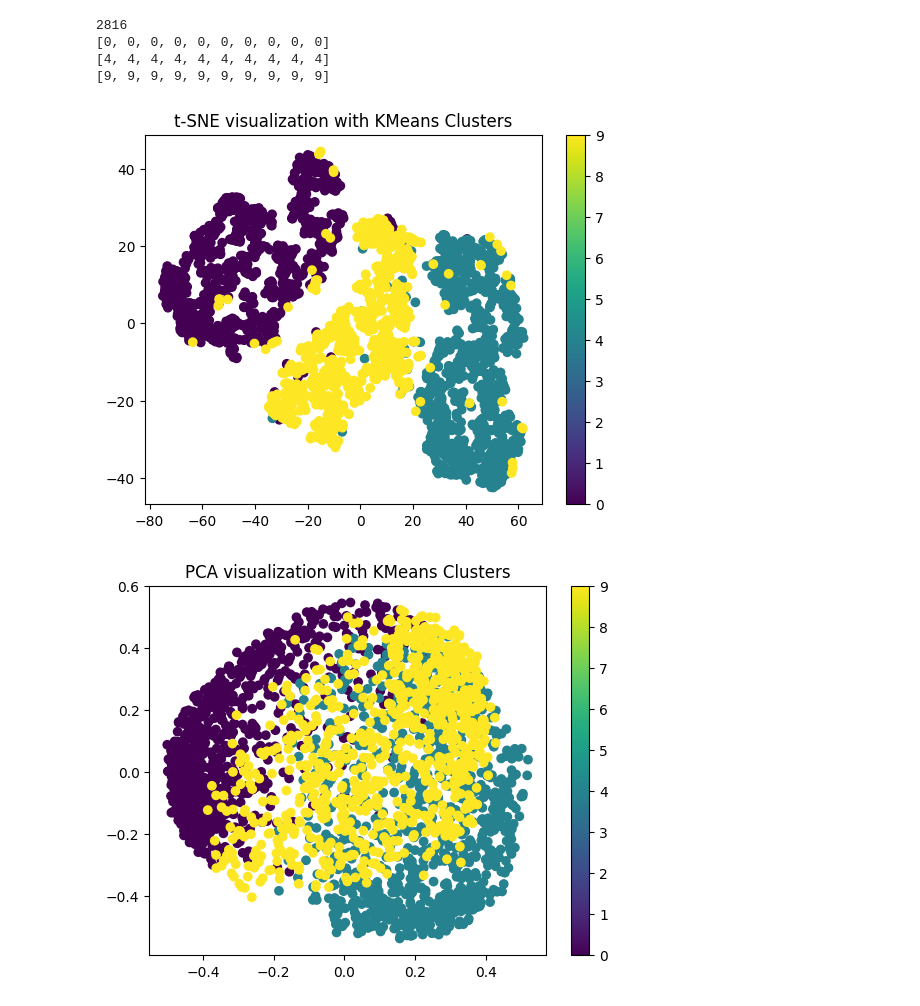
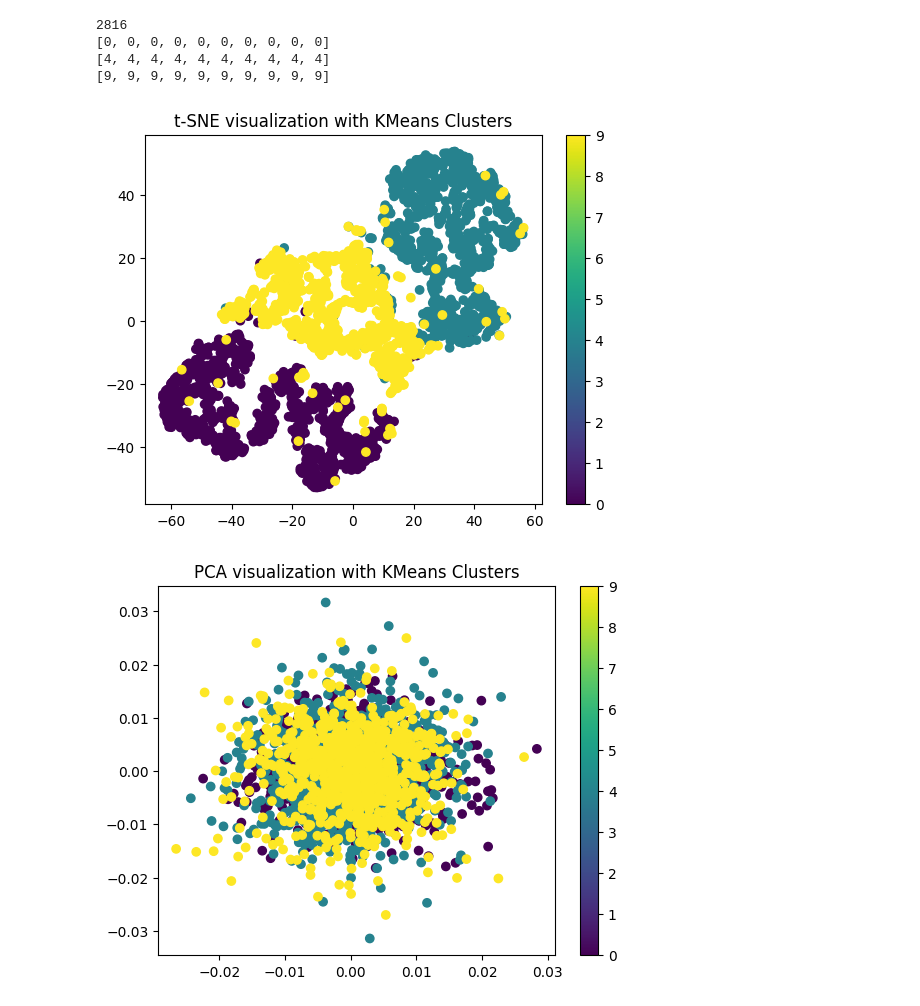
Before and after one commit to MKaczkow/ml_concepts, a Jupyter notebook: ideas/ssl/simcrl_mnist.ipynb, the cells around one changed output. Saved outputs shown, nothing was run; the diff lists cells and outputs as text; code cells hidden in the pictures.

```diff
--- a/ideas/ssl/simcrl_mnist.ipynb
+++ b/ideas/ssl/simcrl_mnist.ipynb
@@ -383,9 +383,9 @@ Make sure to put the model into eval mode for this part!
 # For eval only
 
 # PC-trained model
-# model = SimCLRModel.load_from_checkpoint(
-#     "./lightning_logs/version_8/checkpoints/epoch=9-step=2340.ckpt"
-# )
+model = SimCLRModel.load_from_checkpoint(
+    "./lightning_logs/version_38/checkpoints/epoch=16-step=1173.ckpt"
+)
 
 # laptop-trained model
 # maybe not-OK, as it was trained on 70k images (both train and test)
@@ -478,7 +478,7 @@ Will basically consist of 3 steps:
 ### Dimensionality reduction
 # %%
 pca = PCA(n_components=50)
-data_pca = pca.fit_transform(embeddings)
+data_pca = pca.fit_transform(embeddings.cpu().numpy())
 
 tsne = TSNE(n_components=2)
 data_tsne = tsne.fit_transform(data_pca)
@@ -534,11 +566,11 @@ plt.title('t-SNE visualization with KMeans Clusters')
 plt.colorbar()
 plt.show()
 # %% [output]
-[figure, old version]
+[figure, new version]
 # %%
-plt.scatter(data_pca[:, 0], data_pca[:, 1], c=targets, cmap='viridis')
+plt.scatter(data_pca[:, 48], data_pca[:, 49], c=targets, cmap='viridis')
 plt.title('PCA visualization with KMeans Clusters')
 plt.colorbar()
 plt.show()
 # %% [output]
-[figure, old version]
+[figure, new version]
```
Also changed, not shown: parts of 4 cells of this notebook.
